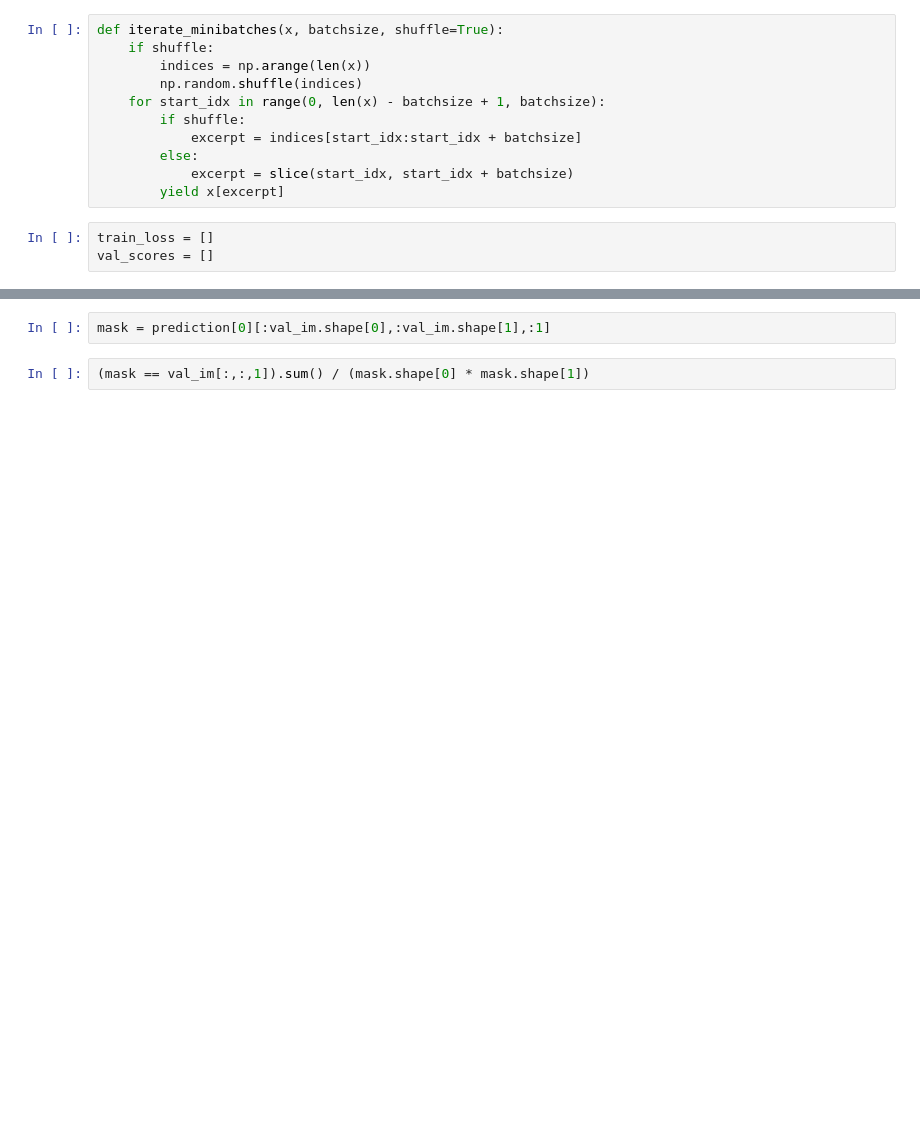
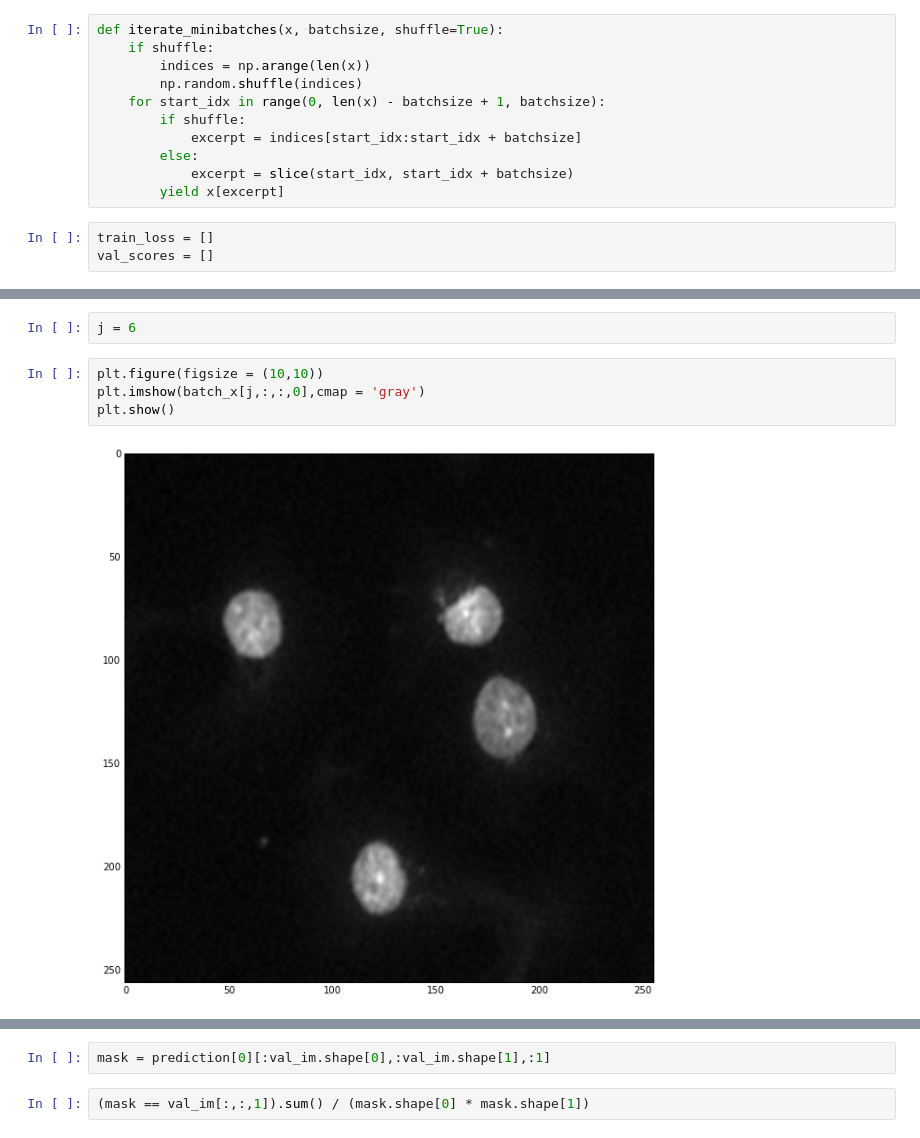
Before and after one commit to rykachevskiy/ds_bowl_2018, a Jupyter notebook: notebooks/Unet.ipynb, the cells around one changed output, grey strips where cells are left out. Drawn from its saved outputs; the diff is of its cells as text; blank space fills up the shorter version.

```diff
--- a/notebooks/Unet.ipynb
+++ b/notebooks/Unet.ipynb
@@ -161,0 +205,8 @@ for epoch in range(epochs):
+# %%
+j = 6
+# %%
+plt.figure(figsize = (10,10))
+plt.imshow(batch_x[j,:,:,0],cmap = 'gray')
+plt.show()
+# %% [output]
+[figure, added]
```
Also changed, not shown: parts of 27 cells of this notebook, 2 other files.
